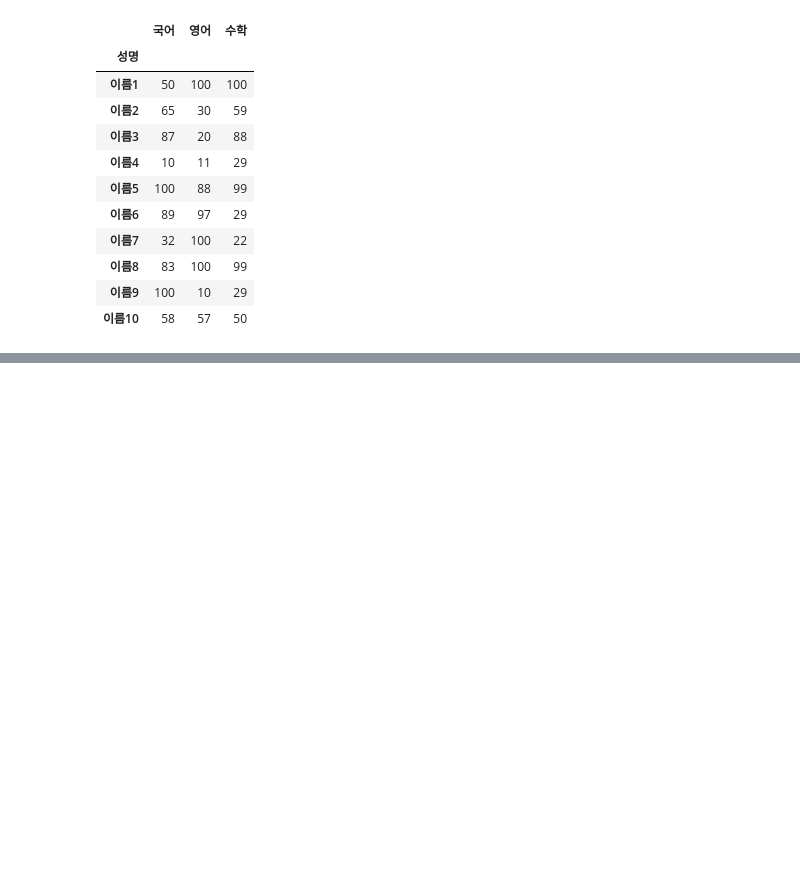
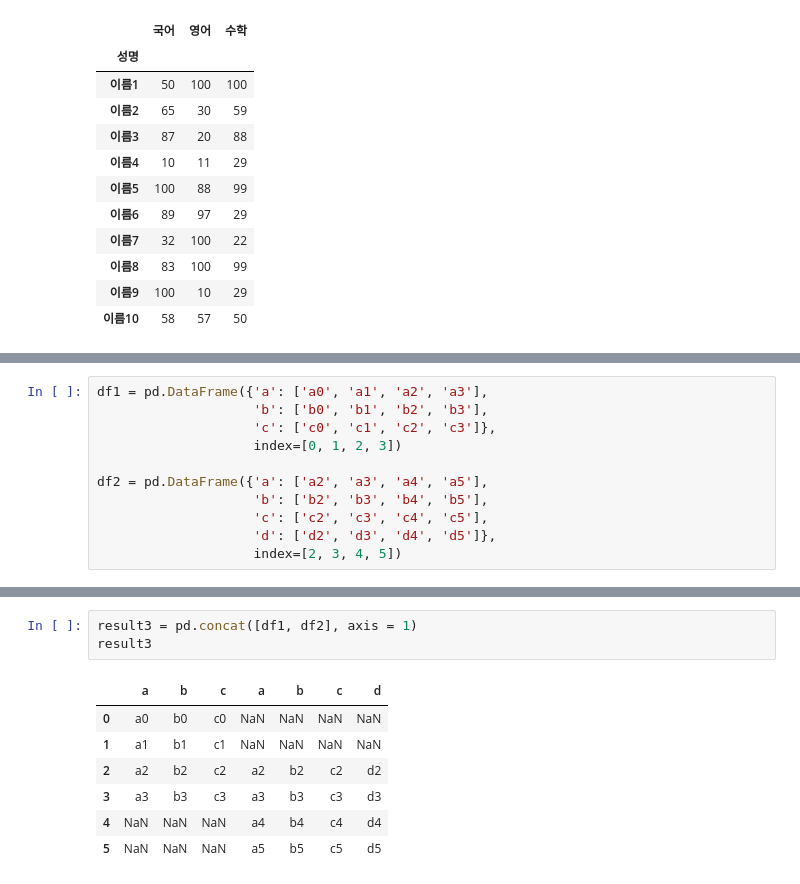
Before and after one commit to Supreme-YS/TIL, a Jupyter notebook: Data_Analysis/Pandas[03].ipynb, the cells around one changed output, grey strips where cells are left out. Saved outputs shown, nothing was run; the diff lists cells and outputs as text; blank space fills up the shorter version.

```diff
--- a/Data_Analysis/Pandas[03].ipynb
+++ b/Data_Analysis/Pandas[03].ipynb
@@ -456,0 +463,11 @@ df_score3
+# %%
+df1 = pd.DataFrame({'a': ['a0', 'a1', 'a2', 'a3'],
+                    'b': ['b0', 'b1', 'b2', 'b3'],
+                    'c': ['c0', 'c1', 'c2', 'c3']},
+                    index=[0, 1, 2, 3])
+
+df2 = pd.DataFrame({'a': ['a2', 'a3', 'a4', 'a5'],
+                    'b': ['b2', 'b3', 'b4', 'b5'],
+                    'c': ['c2', 'c3', 'c4', 'c5'],
+                    'd': ['d2', 'd3', 'd4', 'd5']},
+                    index=[2, 3, 4, 5])
@@ -456,0 +519,11 @@ df_score3
+# %%
+result3 = pd.concat([df1, df2], axis = 1)
+result3
+# %% [output]
+|  | a | b | c | a | b | c | d |
+| 0 | a0 | b0 | c0 | NaN | NaN | NaN | NaN |
+| 1 | a1 | b1 | c1 | NaN | NaN | NaN | NaN |
+| 2 | a2 | b2 | c2 | a2 | b2 | c2 | d2 |
+| 3 | a3 | b3 | c3 | a3 | b3 | c3 | d3 |
+| 4 | NaN | NaN | NaN | a4 | b4 | c4 | d4 |
+| 5 | NaN | NaN | NaN | a5 | b5 | c5 | d5 |
```
Also changed, not shown: parts of 14 cells of this notebook.
